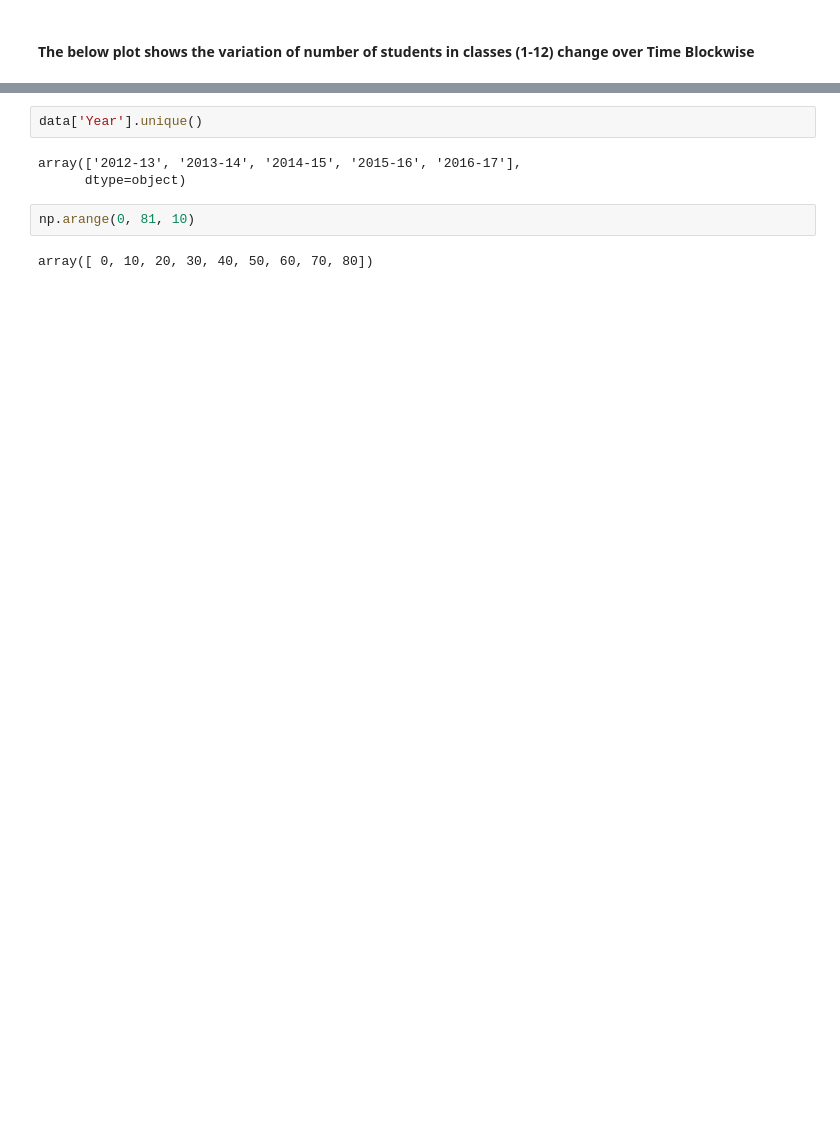
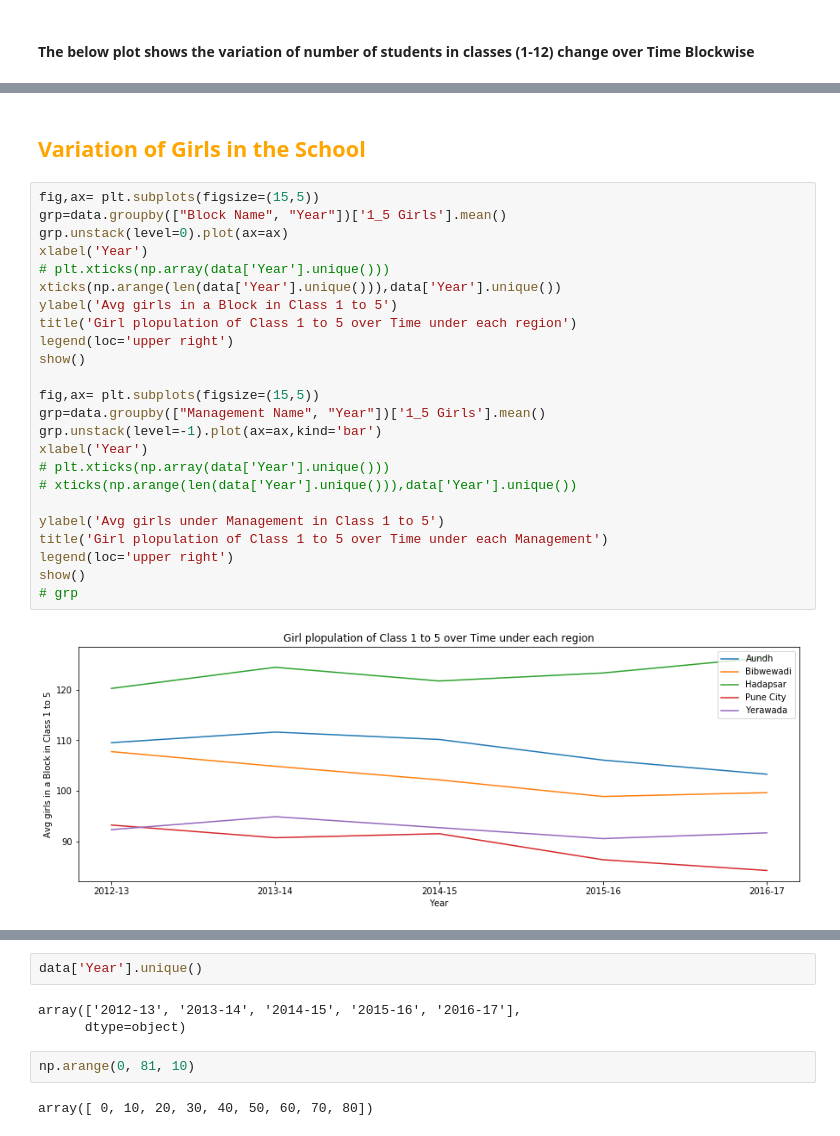
Before and after one commit to jahab/Statistics-Hackathon, a Jupyter notebook: Stats_Hackathon.ipynb, the cells around one changed output, grey strips where cells are left out. Drawn from its saved outputs; the diff is of its cells as text; blank space fills up the shorter version.

```diff
--- a/Stats_Hackathon.ipynb
+++ b/Stats_Hackathon.ipynb
@@ -329,0 +323,28 @@ show()
+# %% [markdown]
+## <span style="color:orange">Variation of Girls in the School</span>
+# %%
+fig,ax= plt.subplots(figsize=(15,5))
+grp=data.groupby(["Block Name", "Year"])['1_5 Girls'].mean()
+grp.unstack(level=0).plot(ax=ax)
+xlabel('Year')
+# plt.xticks(np.array(data['Year'].unique()))
+xticks(np.arange(len(data['Year'].unique())),data['Year'].unique())
+ylabel('Avg girls in a Block in Class 1 to 5')
+title('Girl plopulation of Class 1 to 5 over Time under each region')
+legend(loc='upper right')
+show()
+
+fig,ax= plt.subplots(figsize=(15,5))
+grp=data.groupby(["Management Name", "Year"])['1_5 Girls'].mean()
+grp.unstack(level=-1).plot(ax=ax,kind='bar')
+xlabel('Year')
+# plt.xticks(np.array(data['Year'].unique()))
+# xticks(np.arange(len(data['Year'].unique())),data['Year'].unique())
+
+ylabel('Avg girls under Management in Class 1 to 5')
+title('Girl plopulation of Class 1 to 5 over Time under each Management')
+legend(loc='upper right')
+show()
+# grp
+# %% [output]
+[figure, added]
```
Also changed, not shown: parts of 12 cells of this notebook.
